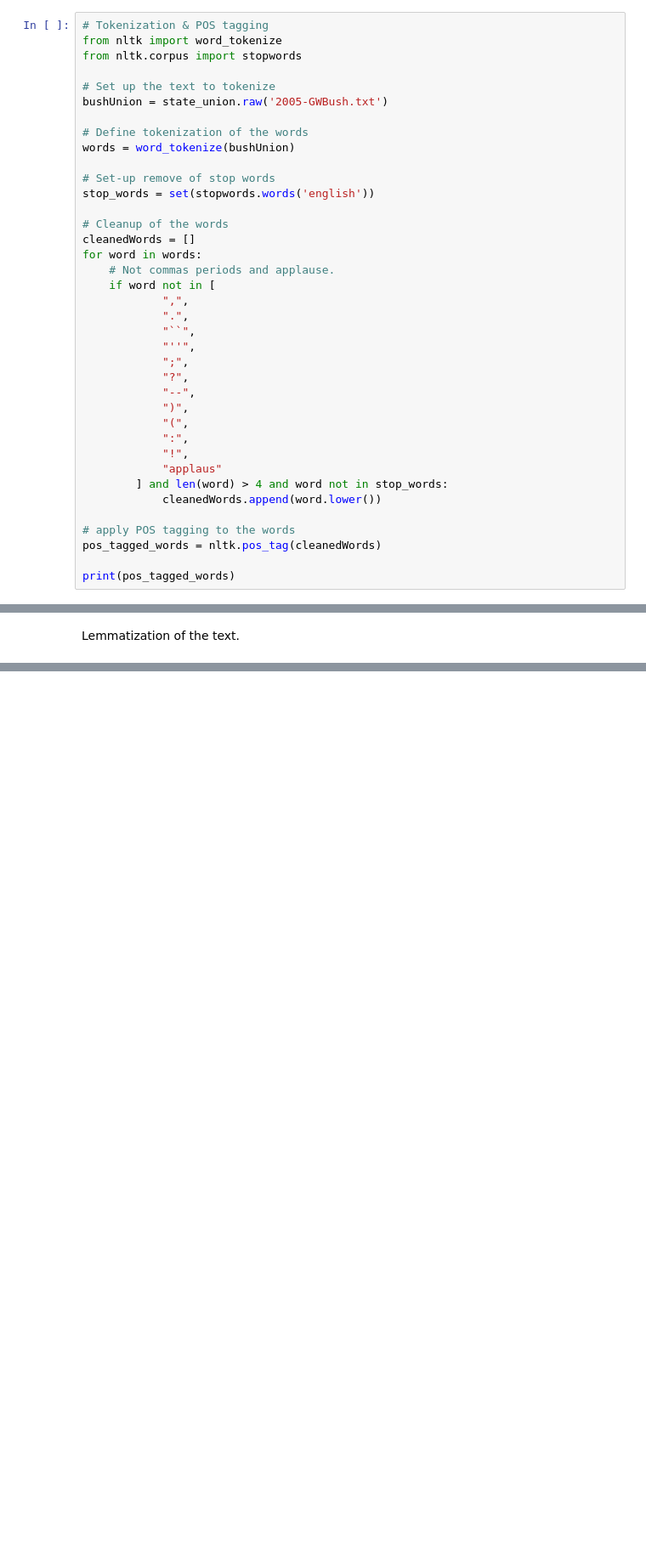
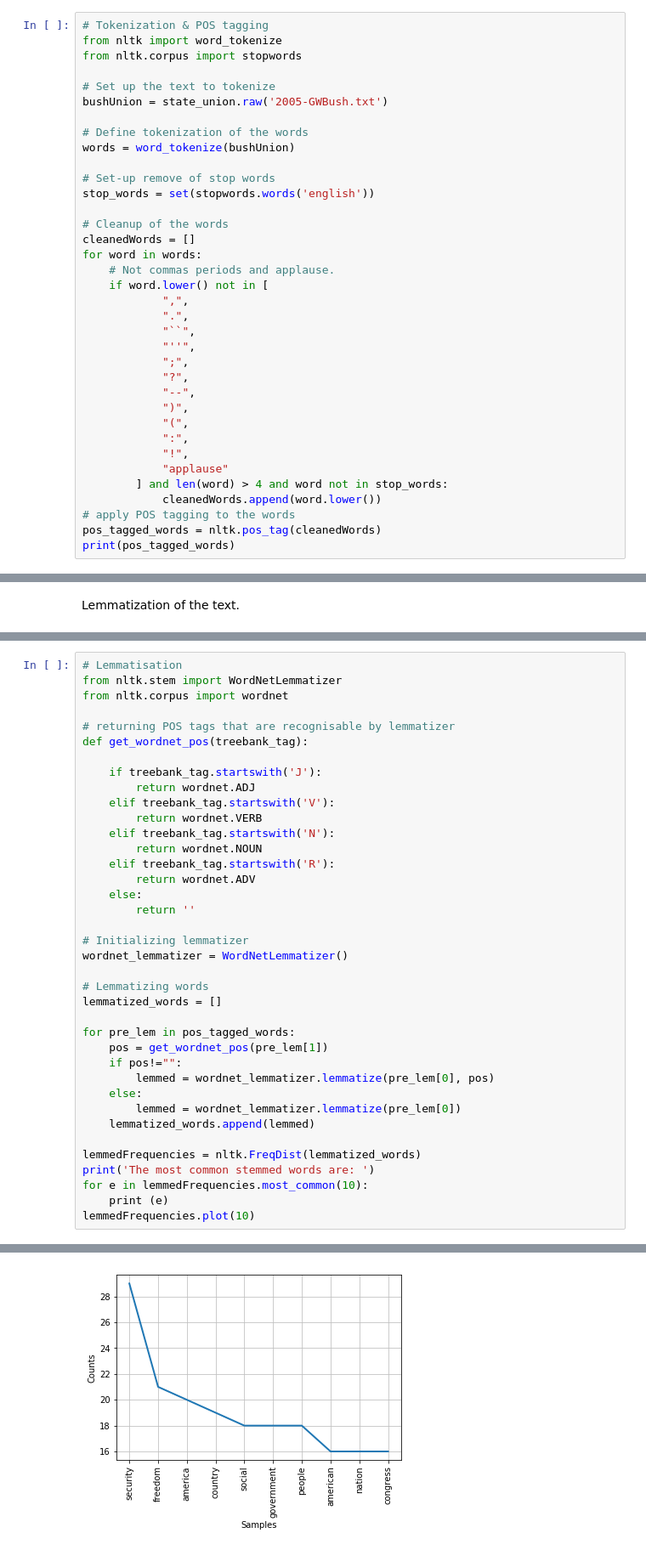
Before and after one commit to charx7/rug-ids-2018, a Jupyter notebook: Assignment_3/Your own search engine/Your own search engine.ipynb, the cells around one changed output, grey strips where cells are left out. Shown at 85% size. Drawn from its saved outputs; the diff is of its cells as text; blank space fills up the shorter version.

```diff
--- a/Assignment_3/Your own search engine/Your own search engine.ipynb
+++ b/Assignment_3/Your own search engine/Your own search engine.ipynb
@@ -37,7 +57,7 @@ stop_words = set(stopwords.words('english'))
 cleanedWords = []
 for word in words:
     # Not commas periods and applause.
-    if word not in [
+    if word.lower() not in [
             ",",
             ".",
             "``",
@@ -49,11 +69,9 @@ for word in words:
             "(",
             ":",
             "!",
-            "applaus"
+            "applause"
         ] and len(word) > 4 and word not in stop_words:
             cleanedWords.append(word.lower())
-
 # apply POS tagging to the words
 pos_tagged_words = nltk.pos_tag(cleanedWords)
-
 print(pos_tagged_words)
@@ -69,0 +83,39 @@ lemmatized_words = wordnet_lemmatizer.lemmatize('weeks')
+# %%
+# Lemmatisation
+from nltk.stem import WordNetLemmatizer
+from nltk.corpus import wordnet
+
+# returning POS tags that are recognisable by lemmatizer
+def get_wordnet_pos(treebank_tag):
+
+    if treebank_tag.startswith('J'):
+        return wordnet.ADJ
+    elif treebank_tag.startswith('V'):
+        return wordnet.VERB
+    elif treebank_tag.startswith('N'):
+        return wordnet.NOUN
+    elif treebank_tag.startswith('R'):
+        return wordnet.ADV
+    else:
+        return ''
+
+# Initializing lemmatizer
+wordnet_lemmatizer = WordNetLemmatizer()
+
+# Lemmatizing words
+lemmatized_words = []
+
+for pre_lem in pos_tagged_words:
+    pos = get_wordnet_pos(pre_lem[1])
+    if pos!="":
+        lemmed = wordnet_lemmatizer.lemmatize(pre_lem[0], pos)
+    else:
+        lemmed = wordnet_lemmatizer.lemmatize(pre_lem[0])
+    lemmatized_words.append(lemmed)
+
+lemmedFrequencies = nltk.FreqDist(lemmatized_words)
+print('The most common stemmed words are: ')
+for e in lemmedFrequencies.most_common(10):
+    print (e)
+lemmedFrequencies.plot(10)
+# %% [output]
@@ -69,0 +133 @@ lemmatized_words = wordnet_lemmatizer.lemmatize('weeks')
+[figure, added]
```
Also changed, not shown: parts of 5 cells of this notebook.
